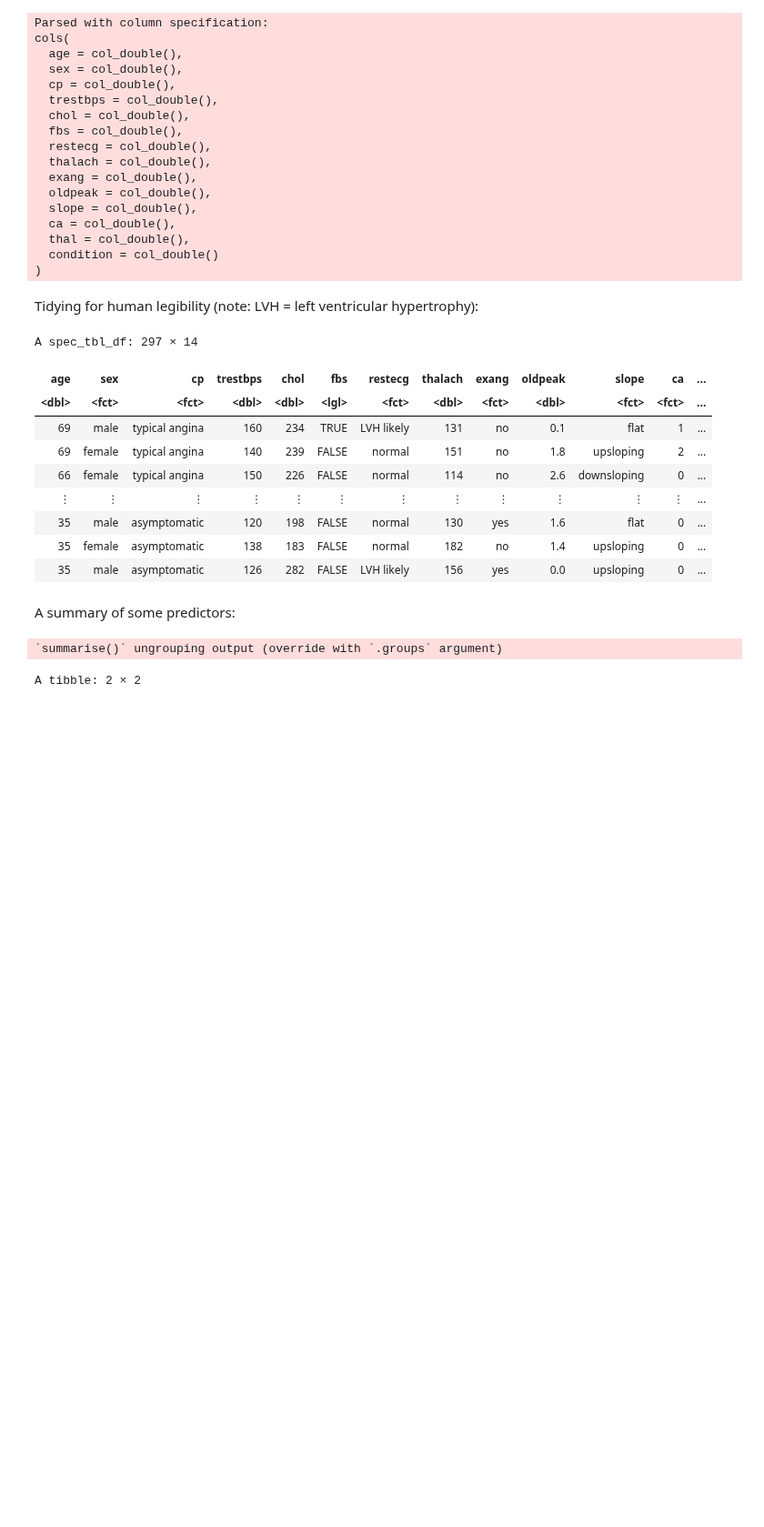
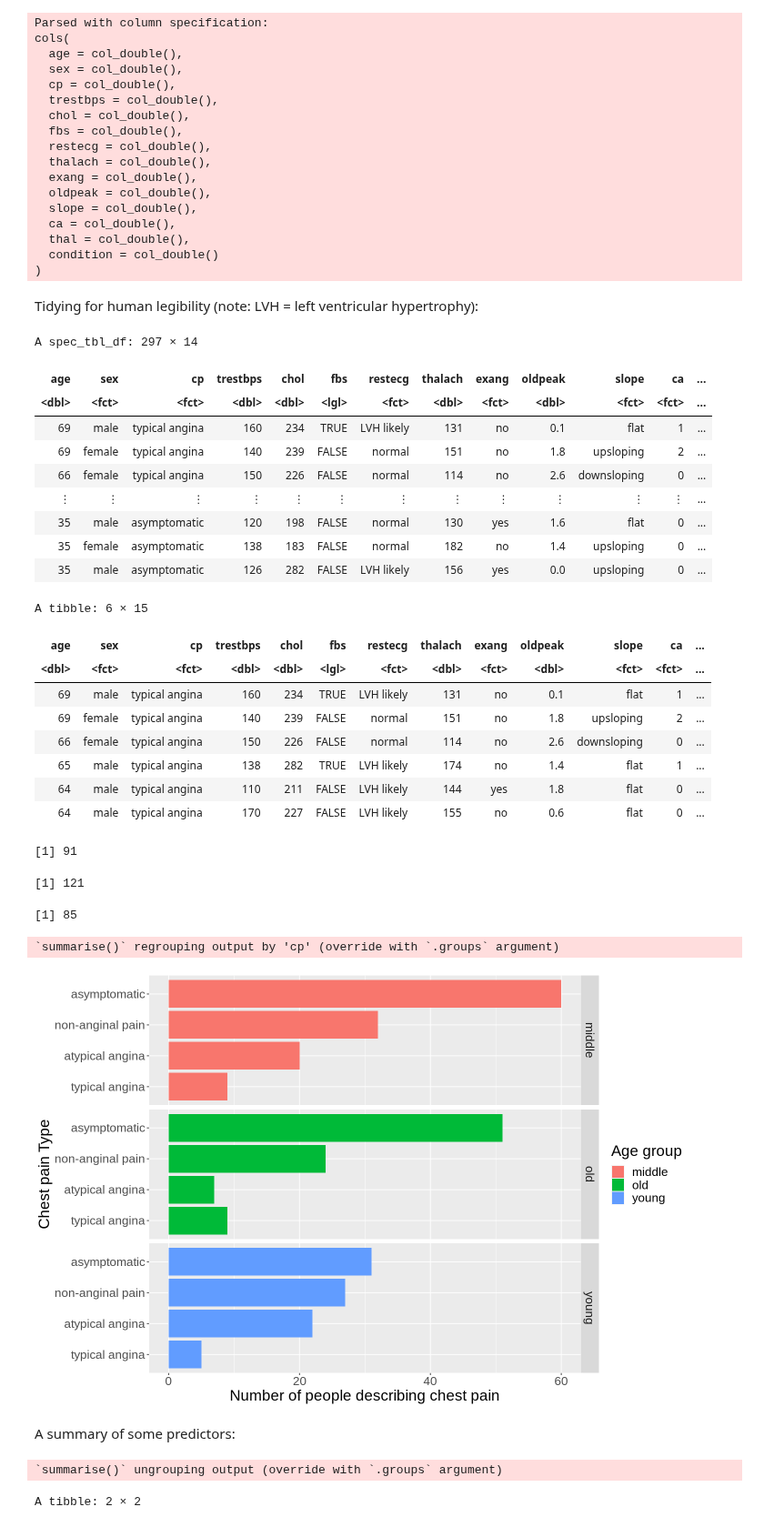
Before and after one commit to ssyl29/group_project, a Jupyter notebook: proposal.ipynb, the cells around one changed output. Shown at 91% size. Cells and saved outputs as stored; diff of their text form; code cells hidden in the pictures; blank space fills up the shorter version.

```diff
--- a/proposal.ipynb
+++ b/proposal.ipynb
@@ -129,6 +129,65 @@ A spec_tbl_df: 297 × 14
 | 35 | male | asymptomatic | 120 | 198 | FALSE | normal | 130 | yes | 1.6 | flat | 0 | ... |
 | 35 | female | asymptomatic | 138 | 183 | FALSE | normal | 182 | no | 1.4 | upsloping | 0 | ... |
 | 35 | male | asymptomatic | 126 | 282 | FALSE | LVH likely | 156 | yes | 0.0 | upsloping | 0 | ... |
+# %%
+# 1.Divide the dataset into different age group.
+heart_grouped <- within(heart_data,{
+  age_group <- NA
+  age_group[age>=60]="old"
+  age_group[age>= 50 & age < 60] = "middle"
+  age_group[age < 50] = "young"
+})
+head(heart_grouped)
+
+# 2.Count the number in each group
+num_old <- heart_grouped %>%
+    filter(age_group == "old") %>%
+    nrow()
+num_old
+
+num_middle <- heart_grouped %>%
+    filter(age_group == "middle") %>%
+    nrow()
+num_middle
+
+num_young <- heart_grouped %>%
+    filter(age_group == "young") %>%
+    nrow()
+num_young
+
+# Note: we can see that the majority of patients with
+# heart failure are between the ages of 50 and 60.
+
+# 3.Find the differnt types of chest pain in each age group
+chest_pains_age <- heart_grouped %>%
+    select(cp, age_group) %>%
+    group_by(cp, age_group) %>%
+    summarize(count = n())
+
+chest_pain_plot <- chest_pains_age %>%
+    ggplot(aes(x = count, y = cp, fill = age_group)) +
+    geom_bar(stat = "identity", position = "dodge") +
+    facet_grid(age_group ~.) +
+    labs(x = "Number of people describing chest pain", y = "Chest pain Type",
+        fill = "Age group") +
+    theme(text = element_text(size = 20))
+chest_pain_plot
+# 4
+# %% [output]
+A tibble: 6 × 15
+| age | sex | cp | trestbps | chol | fbs | restecg | thalach | exang | oldpeak | slope | ca | ... |
+| <dbl> | <fct> | <fct> | <dbl> | <dbl> | <lgl> | <fct> | <dbl> | <fct> | <dbl> | <fct> | <fct> | ... |
+| 69 | male | typical angina | 160 | 234 | TRUE | LVH likely | 131 | no | 0.1 | flat | 1 | ... |
+| 69 | female | typical angina | 140 | 239 | FALSE | normal | 151 | no | 1.8 | upsloping | 2 | ... |
+| 66 | female | typical angina | 150 | 226 | FALSE | normal | 114 | no | 2.6 | downsloping | 0 | ... |
+| 65 | male | typical angina | 138 | 282 | TRUE | LVH likely | 174 | no | 1.4 | flat | 1 | ... |
+| 64 | male | typical angina | 110 | 211 | FALSE | LVH likely | 144 | yes | 1.8 | flat | 0 | ... |
+| 64 | male | typical angina | 170 | 227 | FALSE | LVH likely | 155 | no | 0.6 | flat | 0 | ... |
+[1] 91
+[1] 121
+[1] 85
+`summarise()` regrouping output by 'cp' (override with `.groups` argument)
+[figure, added]
 # %% [markdown]
 A summary of some predictors:
 # %%
```
Also changed, not shown: parts of 3 cells of this notebook.
